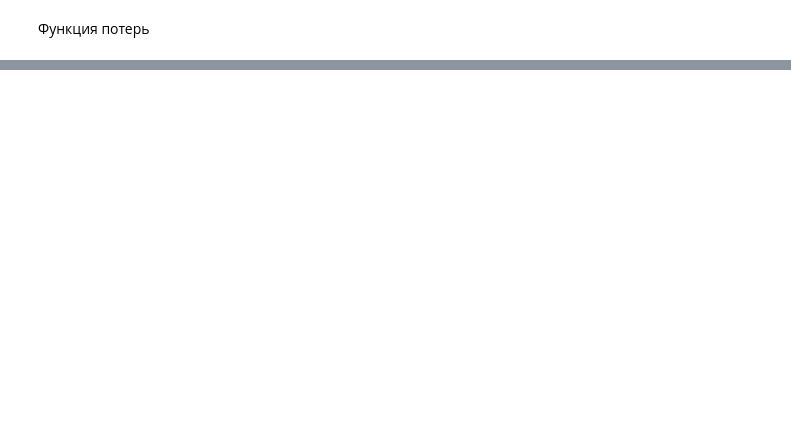
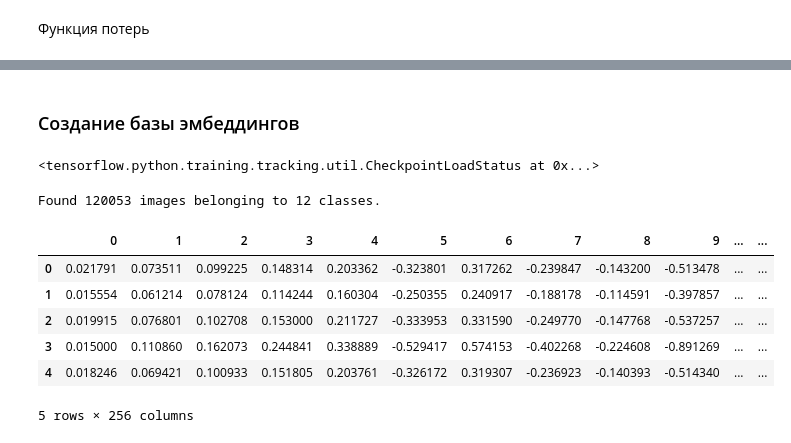
Before and after one commit to polololya/where2buyit, a Jupyter notebook: notebooks/HardTripletLoss.ipynb, the cells around one changed output, grey strips where cells are left out. Cells and saved outputs as stored; diff of their text form; code cells hidden in the pictures; blank space fills up the shorter version.

```diff
--- a/notebooks/HardTripletLoss.ipynb
+++ b/notebooks/HardTripletLoss.ipynb
@@ -218,0 +237,2 @@ embedding_model.fit(train, batch_size=64, validation_data=validation, epochs=1)
+# %% [markdown]
+### Создание базы эмбеддингов
@@ -218,0 +243,31 @@ embedding_model.fit(train, batch_size=64, validation_data=validation, epochs=1)
+# %%
+DATASET_DIR = '../Data/Stanford_Online_Products/'
+FULL_DATASET_FILE = 'Ebay_train.txt'
+TARGET_SHAPE = (128, 128)
+SAVE_FILE = 'df_emb'
+PATH_MODEL = 'Model/hard_model_v2'
+# %% [output]
+<tensorflow.python.training.tracking.util.CheckpointLoadStatus at 0x...>
+# %%
+data_generator = tf.keras.preprocessing.image.ImageDataGenerator()
+
+train = data_generator.flow_from_directory(DATASET_DIR, class_mode="categorical",
+                                           target_size=TARGET_SHAPE, color_mode='rgb',
+                                           batch_size=64, shuffle=False)
+# %% [output]
+Found 120053 images belonging to 12 classes.
+# %%
+embedding_model = EmbeddingModel(target_shape=data_handler.get_shape())
+embedding_model.load_weights('Model/hard_model_v2')
+embeddings = embedding_model.predict(train)
+# %%
+full_embeddings = pd.DataFrame(data=embeddings)
+full_embeddings.head()
+# %% [output]
+|  | 0 | 1 | 2 | 3 | 4 | 5 | 6 | 7 | 8 | 9 | ... | ... |
+| 0 | 0.021791 | 0.073511 | 0.099225 | 0.148314 | 0.203362 | -0.323801 | 0.317262 | -0.239847 | -0.143200 | -0.513478 | ... | ... |
+| 1 | 0.015554 | 0.061214 | 0.078124 | 0.114244 | 0.160304 | -0.250355 | 0.240917 | -0.188178 | -0.114591 | -0.397857 | ... | ... |
+| 2 | 0.019915 | 0.076801 | 0.102708 | 0.153000 | 0.211727 | -0.333953 | 0.331590 | -0.249770 | -0.147768 | -0.537257 | ... | ... |
+| 3 | 0.015000 | 0.110860 | 0.162073 | 0.244841 | 0.338889 | -0.529417 | 0.574153 | -0.402268 | -0.224608 | -0.891269 | ... | ... |
+| 4 | 0.018246 | 0.069421 | 0.100933 | 0.151805 | 0.203761 | -0.326172 | 0.319307 | -0.236923 | -0.140393 | -0.514340 | ... | ... |
+5 rows × 256 columns
```
Also changed, not shown: parts of 16 cells of this notebook.
